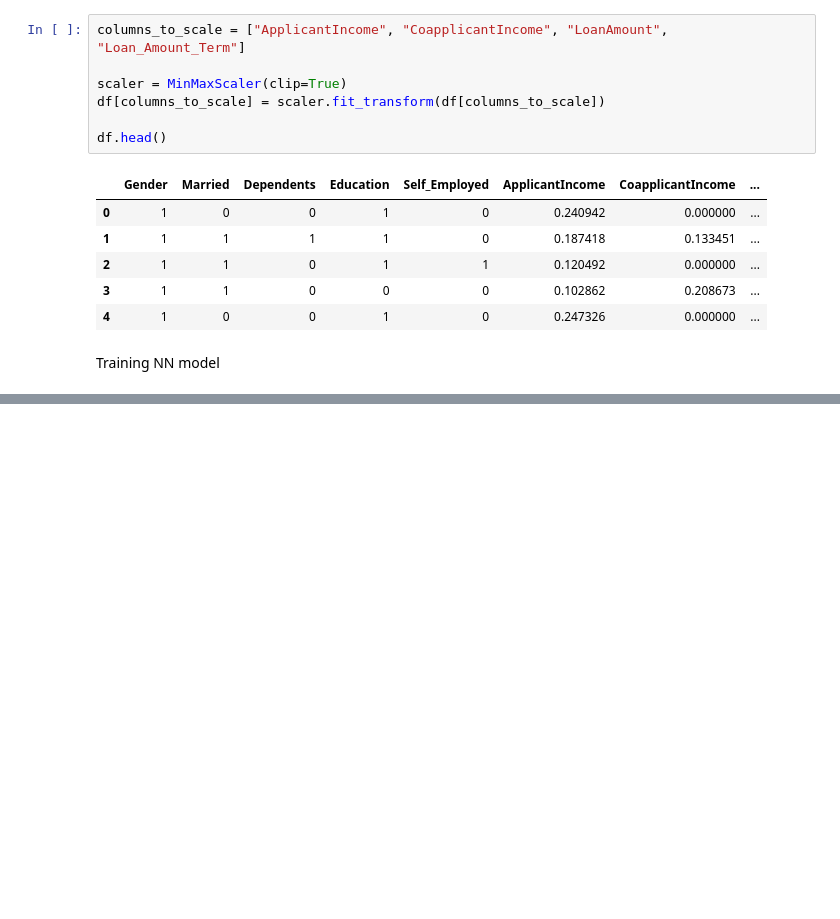
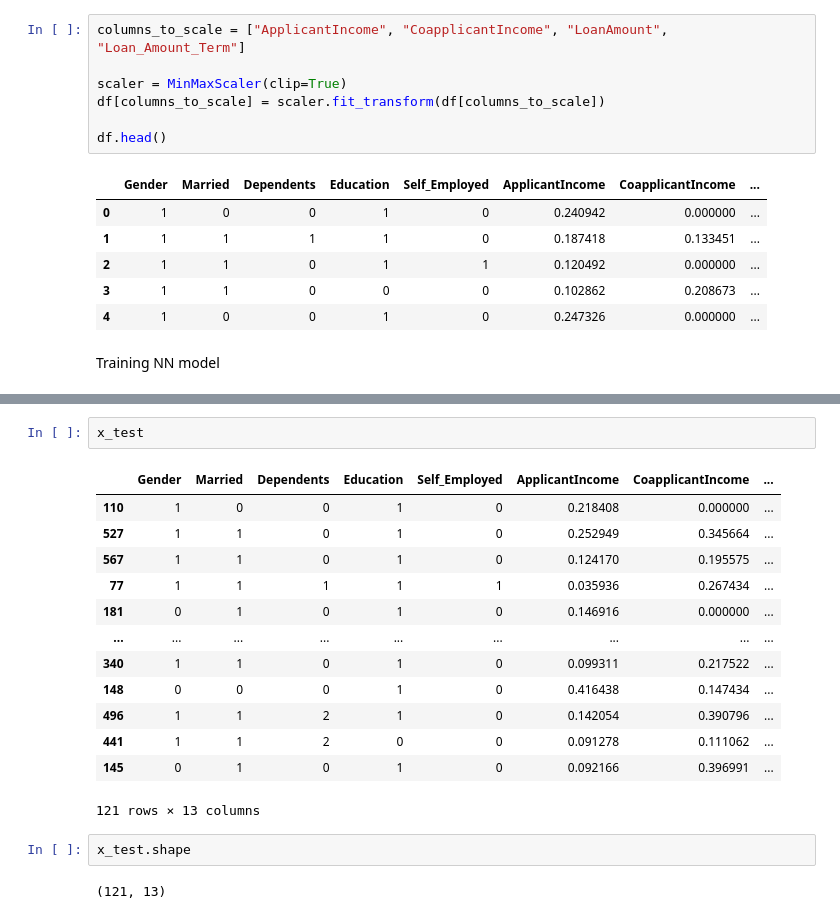
Before and after one commit to MonaTaghavi/dm-ann, a Jupyter notebook: notebooks/11nn-loan-model.ipynb, the cells around one changed output, grey strips where cells are left out. Saved outputs shown, nothing was run; the diff lists cells and outputs as text; blank space fills up the shorter version.

```diff
--- a/notebooks/11nn-loan-model.ipynb
+++ b/notebooks/11nn-loan-model.ipynb
@@ -95,0 +106,20 @@ Training NN model
+# %%
+x_test
+# %% [output]
+|  | Gender | Married | Dependents | Education | Self_Employed | ApplicantIncome | CoapplicantIncome | ... |
+| 110 | 1 | 0 | 0 | 1 | 0 | 0.218408 | 0.000000 | ... |
+| 527 | 1 | 1 | 0 | 1 | 0 | 0.252949 | 0.345664 | ... |
+| 567 | 1 | 1 | 0 | 1 | 0 | 0.124170 | 0.195575 | ... |
+| 77 | 1 | 1 | 1 | 1 | 1 | 0.035936 | 0.267434 | ... |
+| 181 | 0 | 1 | 0 | 1 | 0 | 0.146916 | 0.000000 | ... |
+| ... | ... | ... | ... | ... | ... | ... | ... | ... |
+| 340 | 1 | 1 | 0 | 1 | 0 | 0.099311 | 0.217522 | ... |
+| 148 | 0 | 0 | 0 | 1 | 0 | 0.416438 | 0.147434 | ... |
+| 496 | 1 | 1 | 2 | 1 | 0 | 0.142054 | 0.390796 | ... |
+| 441 | 1 | 1 | 2 | 0 | 0 | 0.091278 | 0.111062 | ... |
+| 145 | 0 | 1 | 0 | 1 | 0 | 0.092166 | 0.396991 | ... |
+121 rows × 13 columns
+# %%
+x_test.shape
+# %% [output]
+(121, 13)
```
Also changed, not shown: parts of 22 cells of this notebook.
